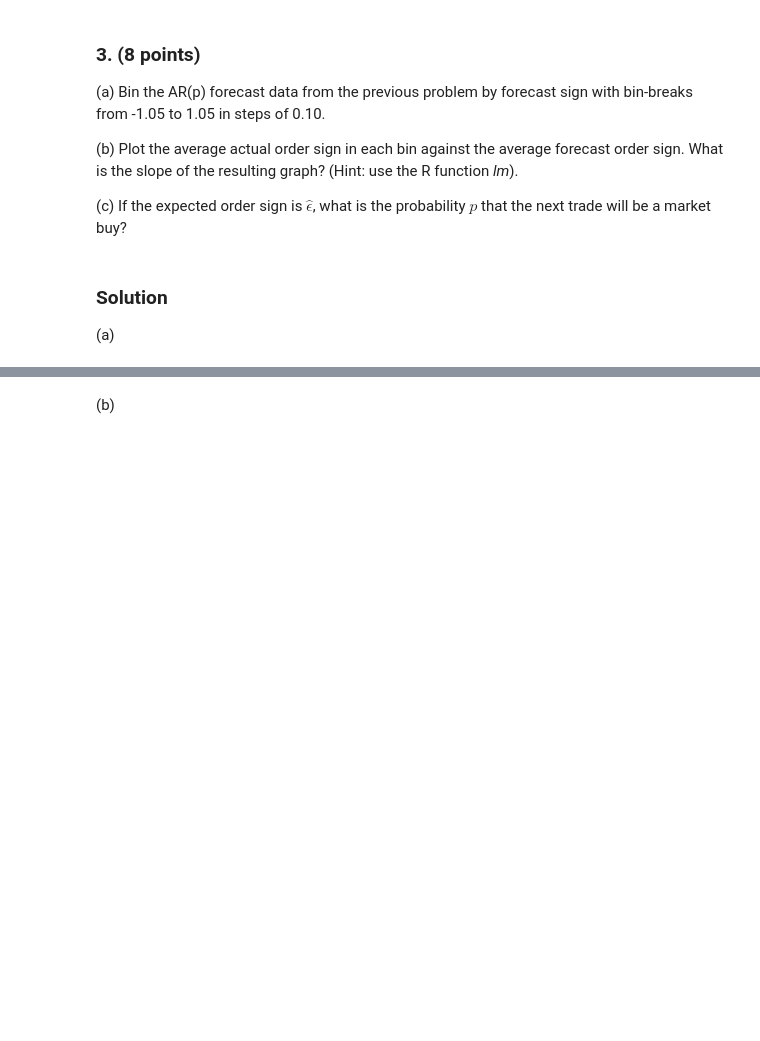
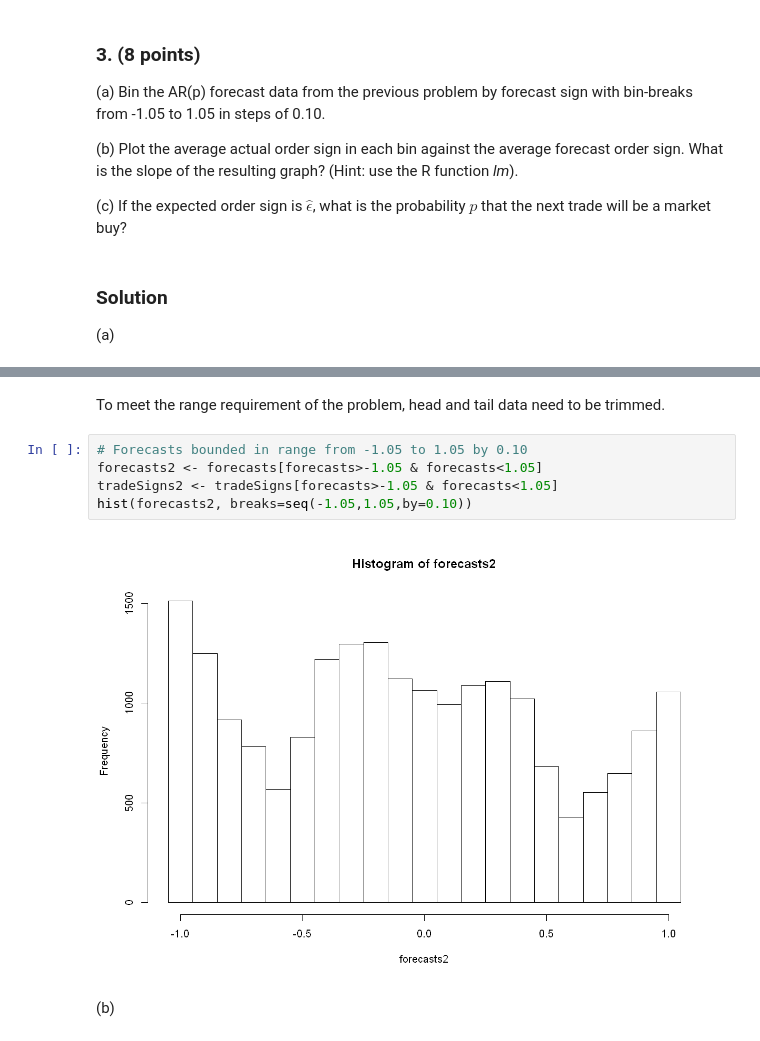
Before and after one commit to gjimzhou/MTH9879-Market-Microstructure-Models, a Jupyter notebook: 9879HW7_Junliang_Zhou.ipynb, the cells around one changed output, grey strips where cells are left out. Cells and saved outputs as stored; diff of their text form; blank space fills up the shorter version.

```diff
--- a/9879HW7_Junliang_Zhou.ipynb
+++ b/9879HW7_Junliang_Zhou.ipynb
@@ -235,2 +260,11 @@ Order selected 17  sigma^2 estimated as  0.6969
+# %% [markdown]
+To meet the range requirement of the problem, head and tail data need to be trimmed.
+# %%
+# Forecasts bounded in range from -1.05 to 1.05 by 0.10
+forecasts2 <- forecasts[forecasts>-1.05 & forecasts<1.05]
+tradeSigns2 <- tradeSigns[forecasts>-1.05 & forecasts<1.05]
+hist(forecasts2, breaks=seq(-1.05,1.05,by=0.10))
+# %% [output]
+[figure, added]
 # %% [markdown]
 (b)
```
Also changed, not shown: parts of 8 cells of this notebook.
